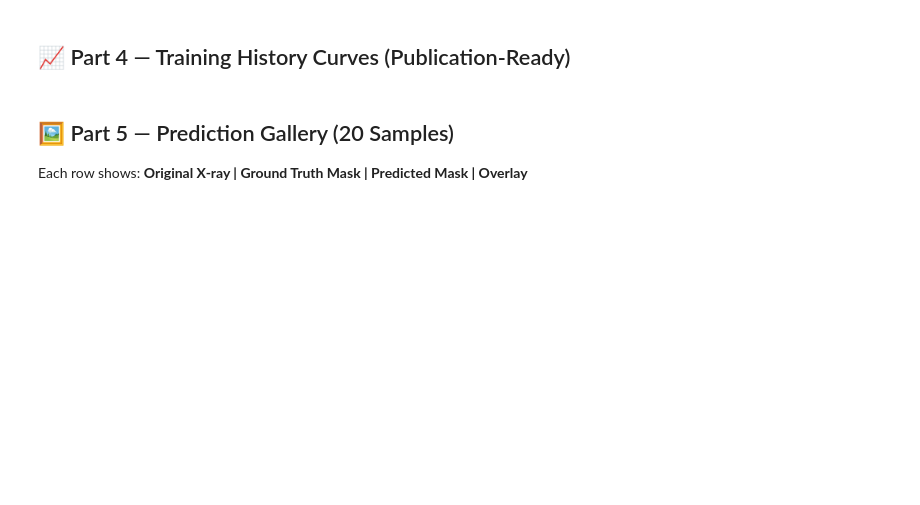
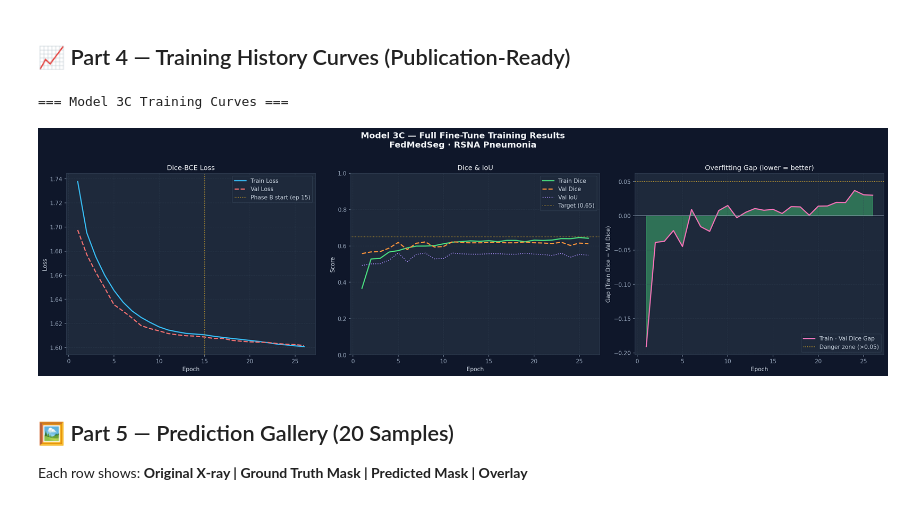
Before and after one commit to rajat2515/FedMedSeg, a Jupyter notebook: notebooks/09-Segmentation-Evaluation.ipynb, the cells around one changed output. Cells and saved outputs as stored; diff of their text form; code cells hidden in the pictures; blank space fills up the shorter version.

```diff
--- a/notebooks/09-Segmentation-Evaluation.ipynb
+++ b/notebooks/09-Segmentation-Evaluation.ipynb
@@ -204,10 +247,12 @@ print(classification_report(y_true, y_pred, target_names=['Healthy', 'Pneumonia'
 # %%
 from IPython.display import Image as IPImage, display
 
-for fname, title in [('loss_curves.png', 'Loss Curves'),
-                      ('dice_iou_curves.png', 'Dice & IoU Curves')]:
-    print(f'=== {title} ===')
-    display(IPImage(filename=str(RESULTS_DIR / fname), width=900))
+fname = 'model3c_training_results.png'
+print('=== Model 3C Training Curves ===')
+display(IPImage(filename=str(RESULTS_DIR / fname), width=1000))
+# %% [output]
+=== Model 3C Training Curves ===
+[figure, added]
 # %% [markdown]
 ## 🖼️ Part 5 — Prediction Gallery (20 Samples)
 
```
Also changed, not shown: parts of 8 cells of this notebook, 9 other files.
